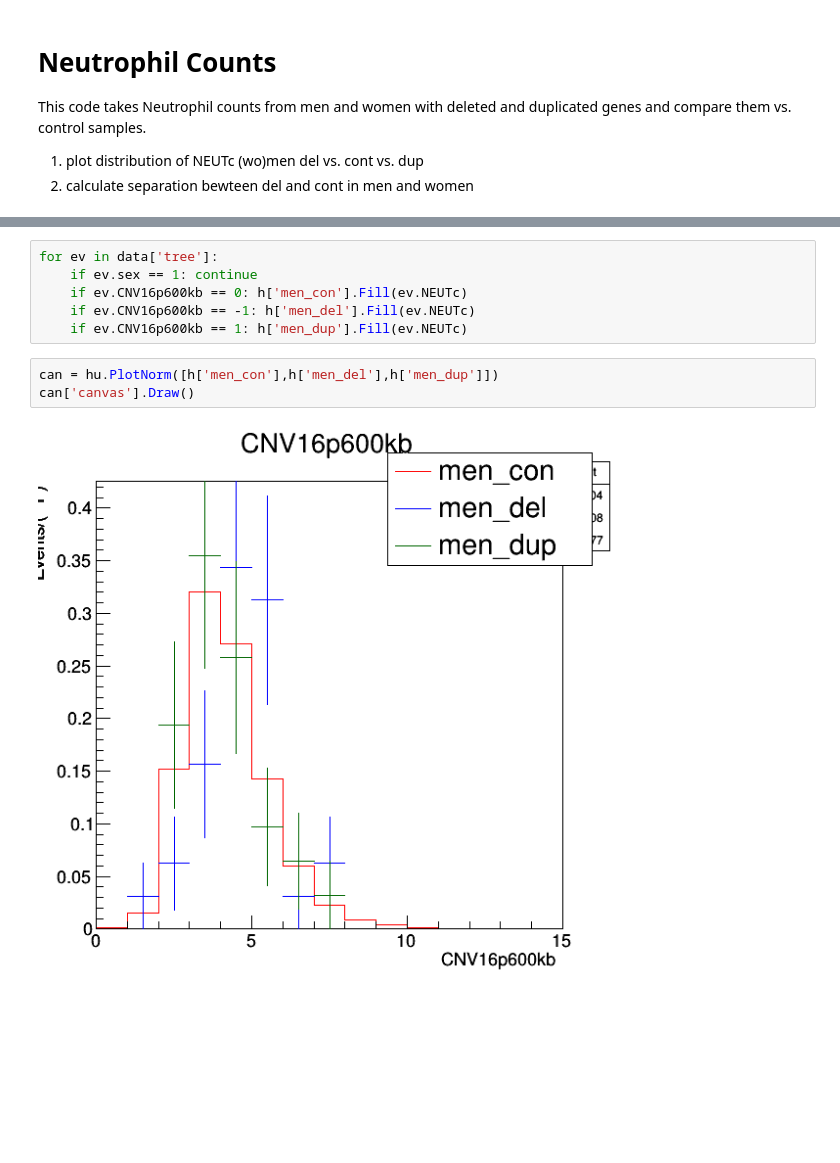
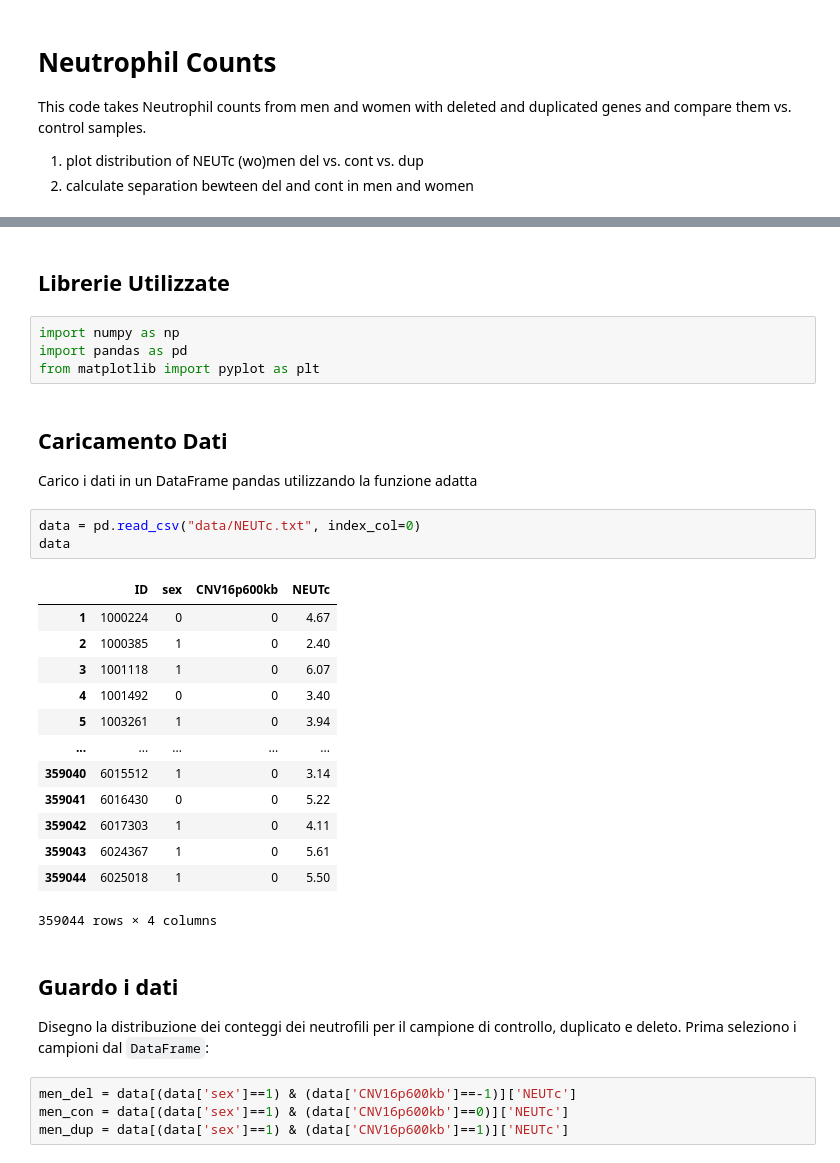
Before and after one commit to cpviolation/myjupyternb, a Jupyter notebook: Genetics/NeutrophilCounts.ipynb, the cells around one changed output, grey strips where cells are left out. Saved outputs shown, nothing was run; the diff lists cells and outputs as text; blank space fills up the shorter version.

```diff
--- a/Genetics/NeutrophilCounts.ipynb
+++ b/Genetics/NeutrophilCounts.ipynb
@@ -84,11 +8,34 @@ for i in ['del','con','dup']: h['men_'+i] = hu.DeclareHis('men_'+i,'CNV16p600kb'
-# %%
-for ev in data['tree']:
-    if ev.sex == 1: continue
-    if ev.CNV16p600kb == 0: h['men_con'].Fill(ev.NEUTc)
-    if ev.CNV16p600kb == -1: h['men_del'].Fill(ev.NEUTc)
-    if ev.CNV16p600kb == 1: h['men_dup'].Fill(ev.NEUTc)
-# %%
-can = hu.PlotNorm([h['men_con'],h['men_del'],h['men_dup']])
-can['canvas'].Draw()
-# %% [output]
-[figure, removed]
+# %% [markdown]
+## Librerie Utilizzate
+# %%
+import numpy as np
+import pandas as pd
+from matplotlib import pyplot as plt
+# %% [markdown]
+## Caricamento Dati
+Carico i dati in un DataFrame pandas utilizzando la funzione adatta
+# %%
+data = pd.read_csv("data/NEUTc.txt", index_col=0)
+data
+# %% [output]
+|  | ID | sex | CNV16p600kb | NEUTc |
+| 1 | 1000224 | 0 | 0 | 4.67 |
+| 2 | 1000385 | 1 | 0 | 2.40 |
+| 3 | 1001118 | 1 | 0 | 6.07 |
+| 4 | 1001492 | 0 | 0 | 3.40 |
+| 5 | 1003261 | 1 | 0 | 3.94 |
+| ... | ... | ... | ... | ... |
+| 359040 | 6015512 | 1 | 0 | 3.14 |
+| 359041 | 6016430 | 0 | 0 | 5.22 |
+| 359042 | 6017303 | 1 | 0 | 4.11 |
+| 359043 | 6024367 | 1 | 0 | 5.61 |
+| 359044 | 6025018 | 1 | 0 | 5.50 |
+359044 rows × 4 columns
+# %% [markdown]
+## Guardo i dati
+Disegno la distribuzione dei conteggi dei neutrofili per il campione di controllo, duplicato e deleto.
+Prima seleziono i campioni dal `DataFrame`:
+# %%
+men_del = data[(data['sex']==1) & (data['CNV16p600kb']==-1)]['NEUTc']
+men_con = data[(data['sex']==1) & (data['CNV16p600kb']==0)]['NEUTc']
+men_dup = data[(data['sex']==1) & (data['CNV16p600kb']==1)]['NEUTc']
```
Also changed, not shown: parts of 19 cells of this notebook, 1 other file.
